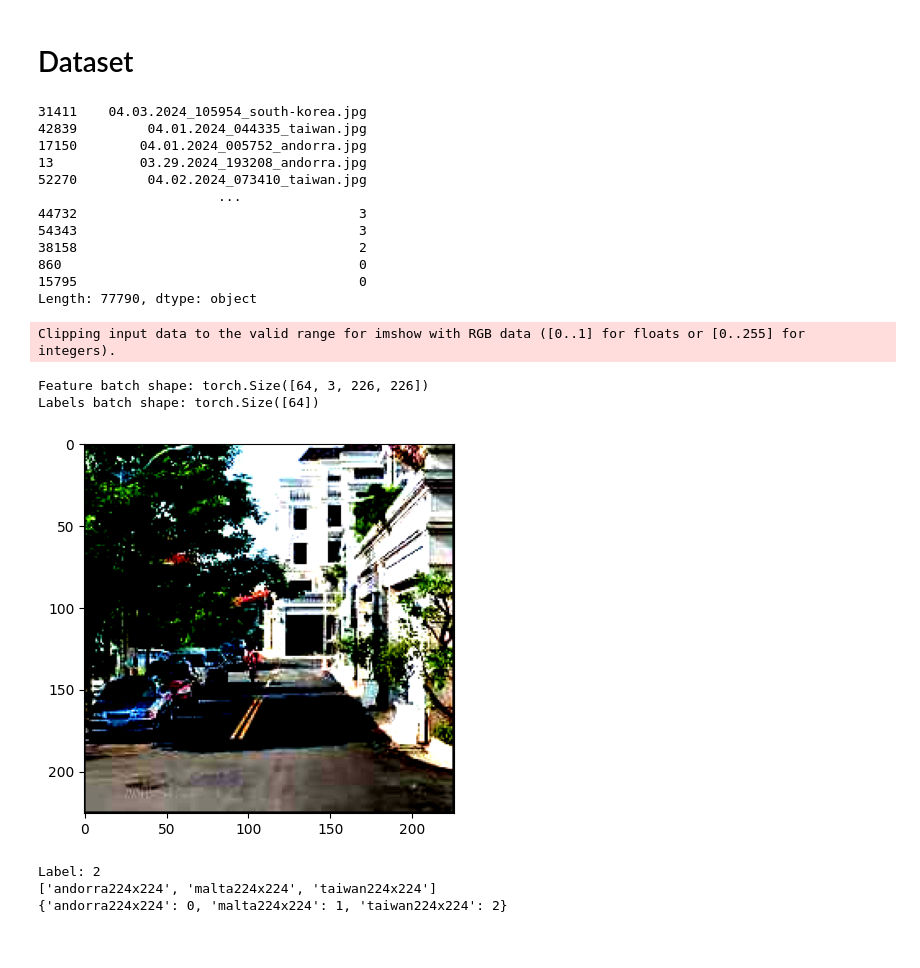
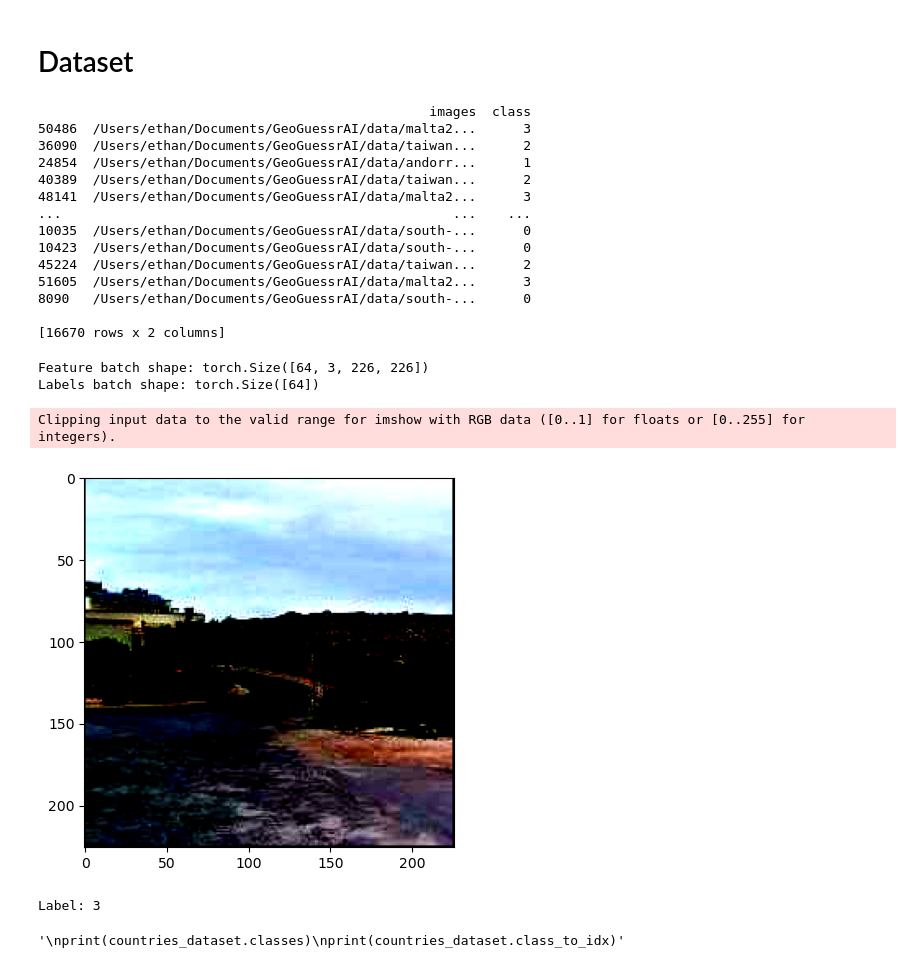
Before and after one commit to ethjlee/GeoGuessrAI, a Jupyter notebook: resnet.ipynb, the cells around one changed output. Saved outputs shown, nothing was run; the diff lists cells and outputs as text; code cells hidden in the pictures.

Commit message:
add dataloader functionality

```diff
--- a/resnet.ipynb
+++ b/resnet.ipynb
@@ -48,85 +27,80 @@ from sklearn.model_selection import train_test_split
 # %%
-import os
-import pandas as pd
-from torchvision.io import read_image
-from torch.utils.data import Dataset
 tf = Compose([
-     transforms.ToTensor(),
      transforms.ConvertImageDtype(torch.float),
      transforms.Normalize((0.485, 0.456, 0.406), (0.229, 0.224, 0.225)),
      transforms.Pad(1)
  ])
 
 class CustomCountriesDataset(Dataset):
-    def __init__(self, annotations_file, img_dir, transform=tf, target_transform=None):
-        self.img_labels = pd.read_csv(annotations_file)
-        self.img_dir = img_dir
+    def __init__(self, df, transform=tf, target_transform=None):
+        self.df = df
         self.transform = transform
 
     def __len__(self):
-        return len(self.img_labels)
+        return len(self.df)
 
     def __getitem__(self, idx):
-        img_path = os.path.join(self.img_dir, self.img_labels.iloc[idx, 0])
-        image = read_image(img_path)
-        label = self.img_labels.iloc[idx, 1]
+        image = read_image(self.df.iloc[idx, 0])
+        label = self.df.iloc[idx, 1]
         if self.transform:
             image = self.transform(image)
         return image, label
 # %%
-df = pd.read_csv("C://Users//aidan//OneDrive//Desktop//New folder//output.csv")
+df = pd.read_csv("../output.csv")
 
 X = df['images']
 y = df['class']
 
 X_train, X_test, y_train, y_test = train_test_split(X, y, test_size=0.3, random_state=42)
-df = pd.concat([X_train,y_train ], axis = 1)
+train_data = pd.concat([X_train,y_train], axis = 1)
+test_data = pd.concat([X_test, y_test], axis=1)
 
-print(df)
+print(test_data)
 # %% [output]
-31411    04.03.2024_105954_south-korea.jpg
-42839         04.01.2024_044335_taiwan.jpg
-17150        04.01.2024_005752_andorra.jpg
-13           03.29.2024_193208_andorra.jpg
-52270         04.02.2024_073410_taiwan.jpg
-                       ...
-44732                                    3
-54343                                    3
-38158                                    2
-860                                      0
-15795                                    0
-Length: 77790, dtype: object
+                                                  images  class
+50486  /Users/ethan/Documents/GeoGuessrAI/data/malta2...      3
+36090  /Users/ethan/Documents/GeoGuessrAI/data/taiwan...      2
+24854  /Users/ethan/Documents/GeoGuessrAI/data/andorr...      1
+40389  /Users/ethan/Documents/GeoGuessrAI/data/taiwan...      2
+48141  /Users/ethan/Documents/GeoGuessrAI/data/malta2...      3
+...                                                  ...    ...
+10035  /Users/ethan/Documents/GeoGuessrAI/data/south-...      0
+10423  /Users/ethan/Documents/GeoGuessrAI/data/south-...      0
+45224  /Users/ethan/Documents/GeoGuessrAI/data/taiwan...      2
+51605  /Users/ethan/Documents/GeoGuessrAI/data/malta2...      3
+8090   /Users/ethan/Documents/GeoGuessrAI/data/south-...      0
+
+[16670 rows x 2 columns]
 # %%
 from torchvision.datasets import ImageFolder
 from torchvision.transforms import Compose
 import numpy as np
 # %%
+train_dataset = CustomCountriesDataset(train_data, transform=tf)
+test_dataset = CustomCountriesDataset(test_data, transform=tf)
 
-
-countries_dataset = ImageFolder("C://Users//aidan//OneDrive//Desktop//New folder//data", transform=tf,)
-
-
-test_dataloader = DataLoader(countries_dataset, batch_size=64, shuffle=True)
+bsz = 64
+test_dataloader = DataLoader(test_dataset, batch_size=bsz, shuffle=False)
+train_dataloader = DataLoader(train_dataset, batch_sampler=bsz, shuffle=False)
 
 
 train_features, train_labels = next(iter(test_dataloader))
 print(f"Feature batch shape: {train_features.size()}")
 print(f"Labels batch shape: {train_labels.size()}")
 img = train_features[0].squeeze()
 label = train_labels[0]
 image_np = img.numpy().transpose((1, 2, 0))
 plt.imshow(image_np)
 plt.show()
 print(f"Label: {label}")
 
-
+"""
 print(countries_dataset.classes)
-print(countries_dataset.class_to_idx)
+print(countries_dataset.class_to_idx)"""
 # %% [output]
-Clipping input data to the valid range for imshow with RGB data ([0..1] for floats or [0..255] for integers).
+Feature batch shape: torch.Size([64, 3, 226, 226])
+Labels batch shape: torch.Size([64])
-Feature batch shape: torch.Size([64, 3, 226, 226])
-Labels batch shape: torch.Size([64])
+Clipping input data to the valid range for imshow with RGB data ([0..1] for floats or [0..255] for integers).
-[figure, old version]
+[figure, new version]
-Label: 2
-['andorra224x224', 'malta224x224', 'taiwan224x224']
-{'andorra224x224': 0, 'malta224x224': 1, 'taiwan224x224': 2}
+Label: 3
+'\nprint(countries_dataset.classes)\nprint(countries_dataset.class_to_idx)'
```
Also changed, not shown: parts of 8 cells of this notebook, 1 other file.
